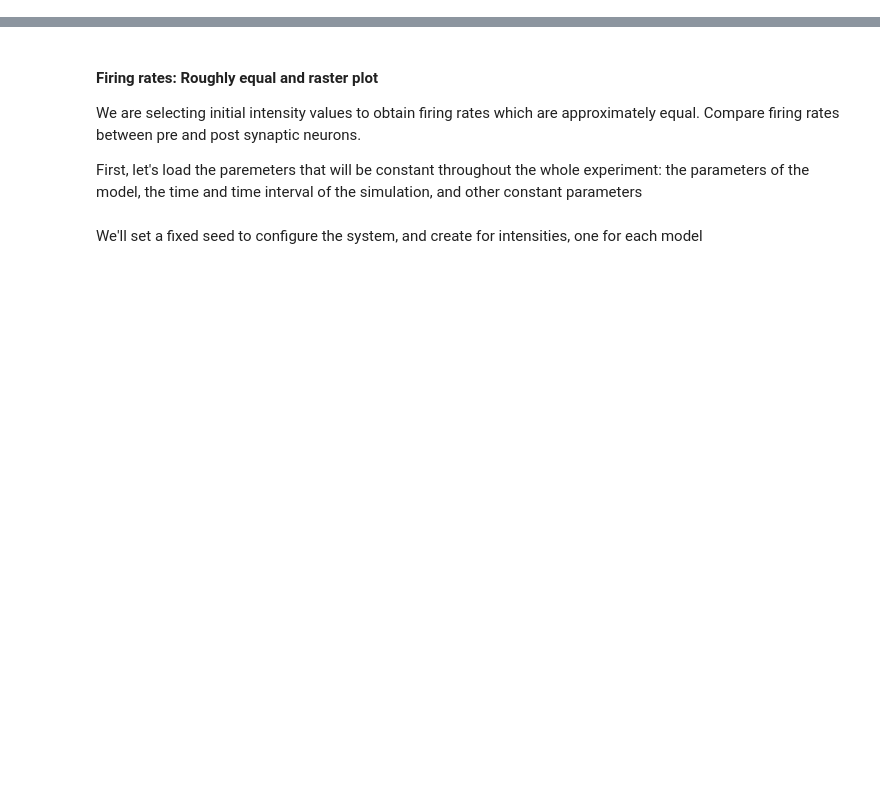
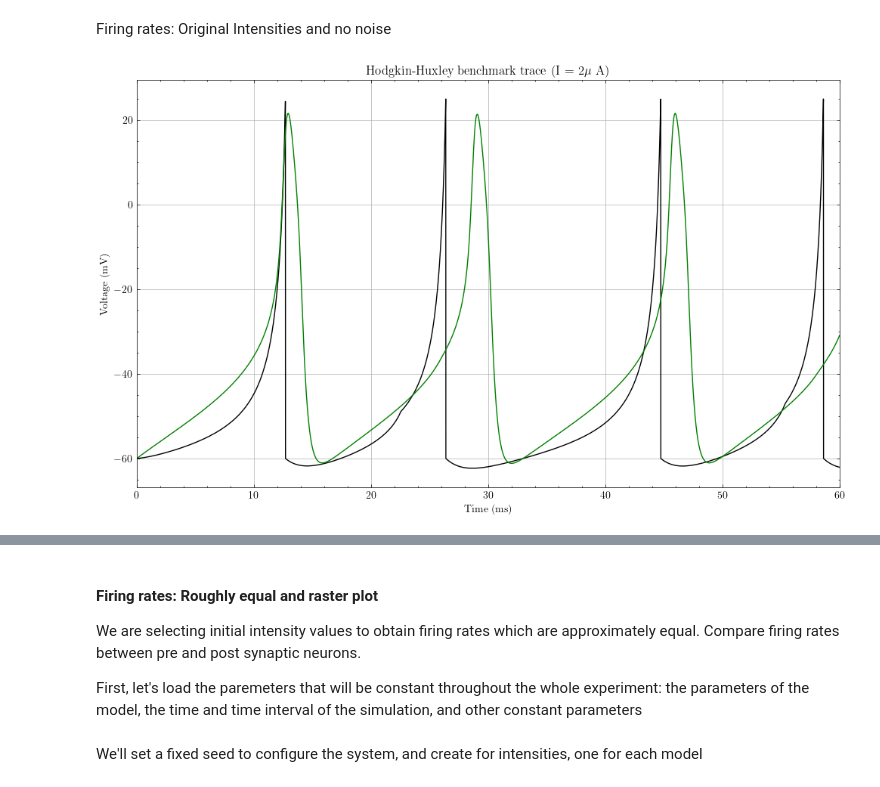
Before and after one commit to Sir-Bip-Bop/Gap-Junction-Coupling-Studies, a Jupyter notebook: synchrony_experiment.ipynb, the cells around one changed output, grey strips where cells are left out. Cells and saved outputs as stored; diff of their text form; code cells hidden in the pictures; blank space fills up the shorter version.

```diff
--- a/synchrony_experiment.ipynb
+++ b/synchrony_experiment.ipynb
@@ -15,3 +16,5 @@ import scipy as sp
 # %%
 plt.style.use('science')
 plt.rcParams["figure.figsize"] = (12,7)
+# %% [markdown]
+Firing rates: Original Intensities and no noise
@@ -17,0 +68,21 @@ plt.rcParams["figure.figsize"] = (12,7)
+# %%
+dataHH_adjust, completeHH_adjust, matrixHH_adjust = rk_simplemodel_Rossum(dt,t_final,order,[V0,V0],[n0,n0],[m0,m0],[h0,h0],*params_HH,I_HH,Is,0.012,tau)
+dataIF_adjust, completeIF_adjust, matrixIF_adjust = rk_if_Rossum(dt, t_final,order,y0,*params_LIF,I_IF,Is,0.012,tau,0.7)
+dataIZH_adjust, completeIZH_adjust, matrixIZH_adjust = rk_ish_Rossum(dt,t_final,order,y0,u0,I_IZH,Is,*params_IZH,0.04,tau)
+dataML_adjust, completeML_adjust, matrixML_adjust = rk_ml_Rossum(dt,t_final,2,y0,w0,*params_ML,I_ML,Is,0.008,tau)
+#dataHH_adjust, completeHH_adjust, matrixHH_adjust = rk_simplemodel_Rossum(dt,t_final,order,[V0,V0],[n0,n0],[m0,m0],[h0,h0],*params_HH,I_HH,Is,0.0,tau)
+#dataIF_adjust, completeIF_adjust, matrixIF_adjust = rk_if_Rossum(dt, t_final,order,y0,*params_LIF,I_IF,Is,0.0,tau,1)
+#dataIZH_adjust, completeIZH_adjust, matrixIZH_adjust = rk_ish_Rossum(dt,t_final,order,y0,u0,I_IZH,Is,*params_IZH,0.0,tau)
+#dataML_adjust, completeML_adjust, matrixML_adjust = rk_ml_Rossum(dt,t_final,2,y0,w0,*params_ML,I_ML,Is,0.00,tau)
+# %%
+time = np.linspace(0,t_final,int(t_final/dt),)
+plt.plot(time,dataIZH_adjust[:,0], color = 'black')
+plt.plot(time,dataML_adjust[:,0], color = 'green')
+plt.title(r'Hodgkin-Huxley benchmark trace (I = 2$\mu$ A)')
+plt.xlabel('Time (ms)')
+plt.ylabel('Voltage (mV)')
+#plt.xlim(1800,2000)
+plt.xlim(0,60)
+plt.grid()
+# %% [output]
+[figure, added]
```
Also changed, not shown: parts of 29 cells of this notebook, 5 other files.
